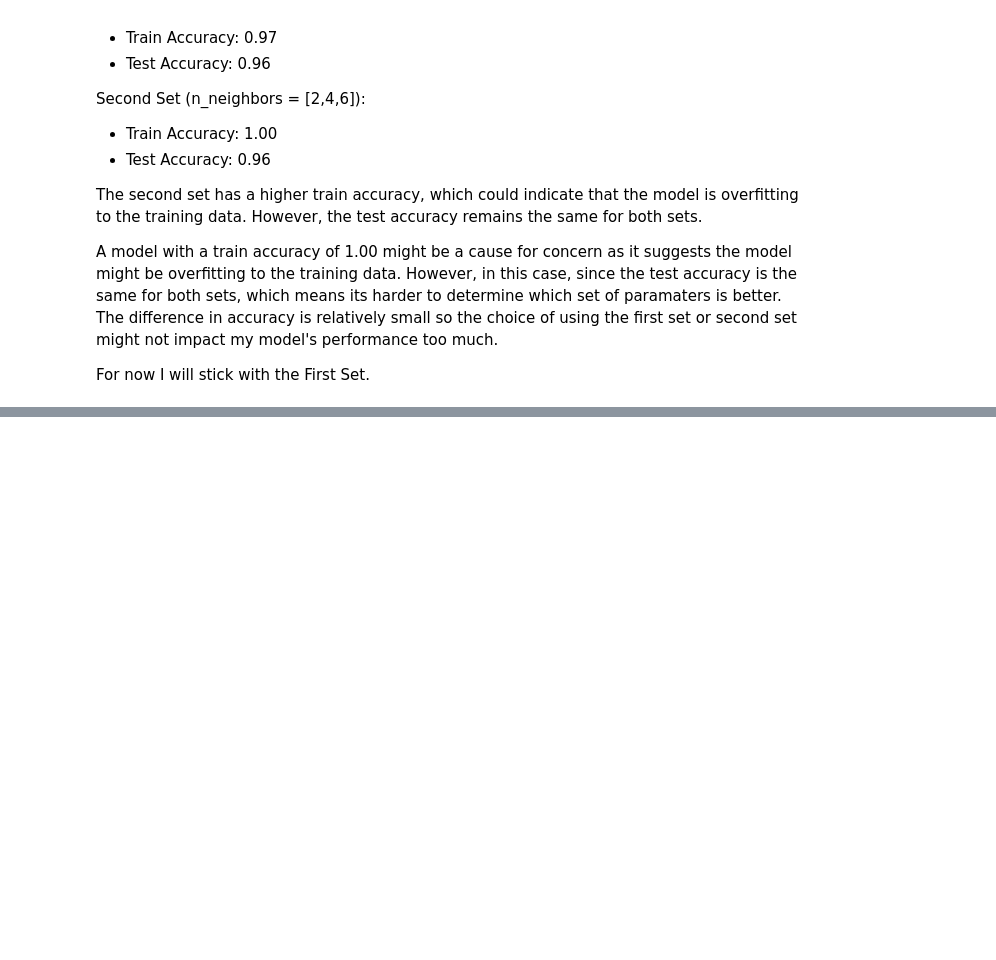
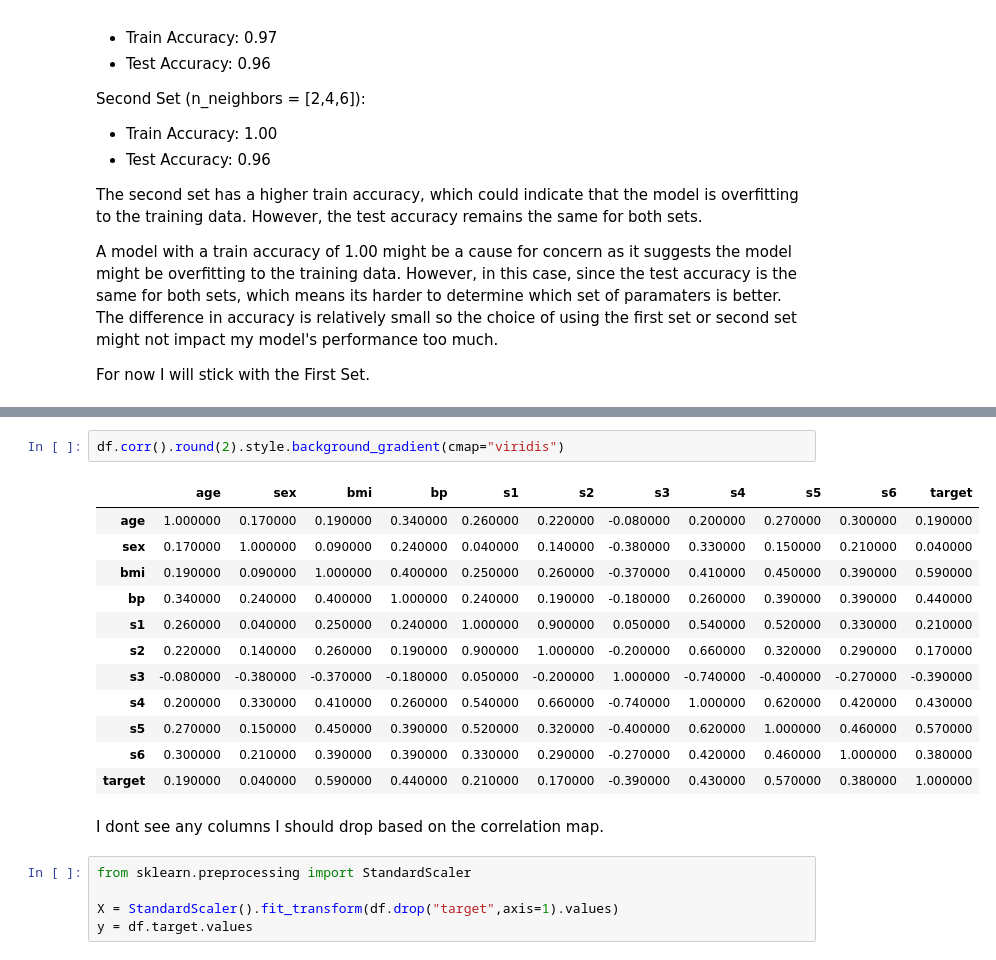
Before and after one commit to SarahMartin1244/DataScience, a Jupyter notebook: K Nearest Neighbours/k-nearest-neighbours-practice.ipynb, the cells around one changed output, grey strips where cells are left out. Saved outputs shown, nothing was run; the diff lists cells and outputs as text; blank space fills up the shorter version.

```diff
--- a/K Nearest Neighbours/k-nearest-neighbours-practice.ipynb
+++ b/K Nearest Neighbours/k-nearest-neighbours-practice.ipynb
@@ -273,0 +355,22 @@ For now I will stick with the First Set.
+# %%
+df.corr().round(2).style.background_gradient(cmap="viridis")
+# %% [output]
+|  | age | sex | bmi | bp | s1 | s2 | s3 | s4 | s5 | s6 | target |
+| age | 1.000000 | 0.170000 | 0.190000 | 0.340000 | 0.260000 | 0.220000 | -0.080000 | 0.200000 | 0.270000 | 0.300000 | 0.190000 |
+| sex | 0.170000 | 1.000000 | 0.090000 | 0.240000 | 0.040000 | 0.140000 | -0.380000 | 0.330000 | 0.150000 | 0.210000 | 0.040000 |
+| bmi | 0.190000 | 0.090000 | 1.000000 | 0.400000 | 0.250000 | 0.260000 | -0.370000 | 0.410000 | 0.450000 | 0.390000 | 0.590000 |
+| bp | 0.340000 | 0.240000 | 0.400000 | 1.000000 | 0.240000 | 0.190000 | -0.180000 | 0.260000 | 0.390000 | 0.390000 | 0.440000 |
+| s1 | 0.260000 | 0.040000 | 0.250000 | 0.240000 | 1.000000 | 0.900000 | 0.050000 | 0.540000 | 0.520000 | 0.330000 | 0.210000 |
+| s2 | 0.220000 | 0.140000 | 0.260000 | 0.190000 | 0.900000 | 1.000000 | -0.200000 | 0.660000 | 0.320000 | 0.290000 | 0.170000 |
+| s3 | -0.080000 | -0.380000 | -0.370000 | -0.180000 | 0.050000 | -0.200000 | 1.000000 | -0.740000 | -0.400000 | -0.270000 | -0.390000 |
+| s4 | 0.200000 | 0.330000 | 0.410000 | 0.260000 | 0.540000 | 0.660000 | -0.740000 | 1.000000 | 0.620000 | 0.420000 | 0.430000 |
+| s5 | 0.270000 | 0.150000 | 0.450000 | 0.390000 | 0.520000 | 0.320000 | -0.400000 | 0.620000 | 1.000000 | 0.460000 | 0.570000 |
+| s6 | 0.300000 | 0.210000 | 0.390000 | 0.390000 | 0.330000 | 0.290000 | -0.270000 | 0.420000 | 0.460000 | 1.000000 | 0.380000 |
+| target | 0.190000 | 0.040000 | 0.590000 | 0.440000 | 0.210000 | 0.170000 | -0.390000 | 0.430000 | 0.570000 | 0.380000 | 1.000000 |
+# %% [markdown]
+I dont see any columns I should drop based on the correlation map.
+# %%
+from sklearn.preprocessing import StandardScaler
+
+X = StandardScaler().fit_transform(df.drop("target",axis=1).values)
+y = df.target.values
```
Also changed, not shown: parts of 21 cells of this notebook.
